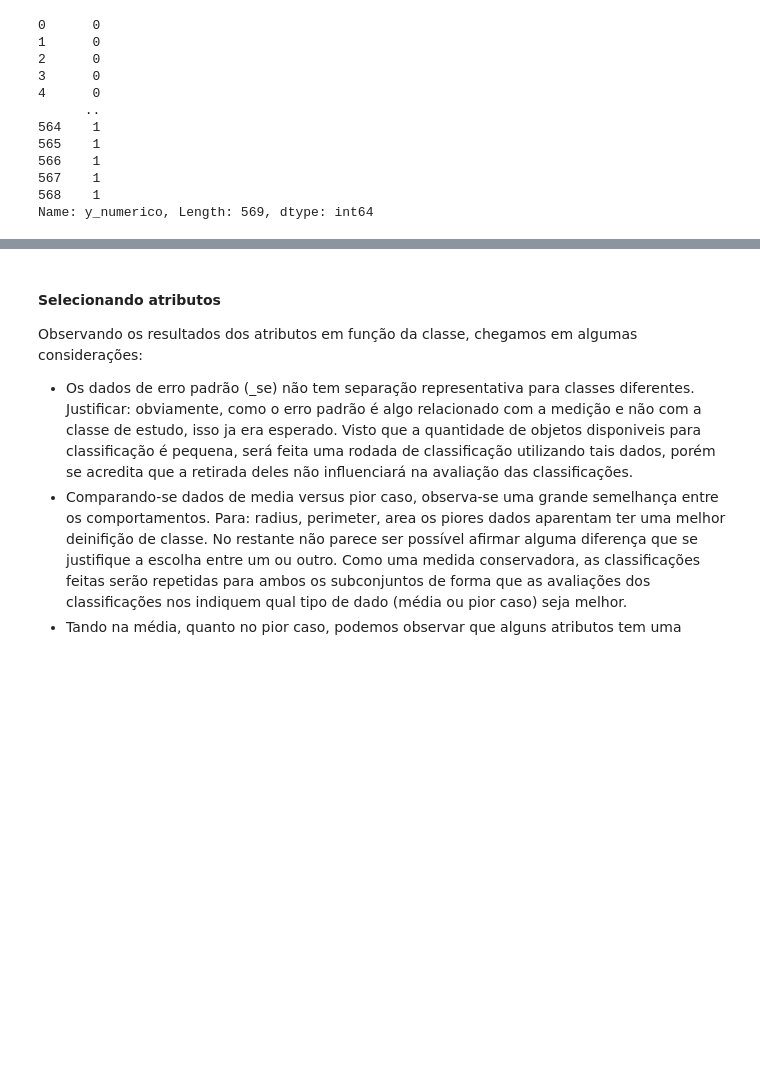
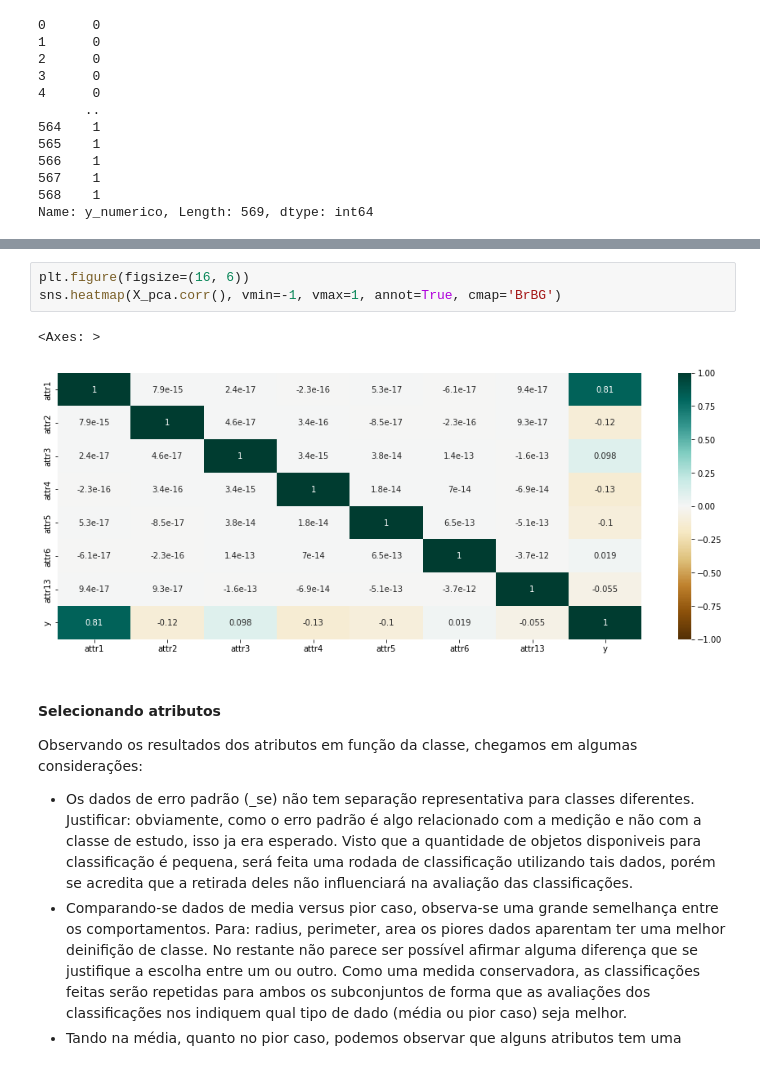
Before and after one commit to carlospcneto/AM-2023-1, a Jupyter notebook: Trabalho1.ipynb, the cells around one changed output, grey strips where cells are left out. Cells and saved outputs as stored; diff of their text form; blank space fills up the shorter version.

```diff
--- a/Trabalho1.ipynb
+++ b/Trabalho1.ipynb
@@ -402,3 +441,9 @@ plt.show()
+# %%
+plt.figure(figsize=(16, 6))
+sns.heatmap(X_pca.corr(), vmin=-1, vmax=1, annot=True, cmap='BrBG')
+# %% [output]
+<Axes: >
+[figure, added]
 # %% [markdown]
 #### Selecionando atributos ####
 
```
Also changed, not shown: parts of 12 cells of this notebook.
